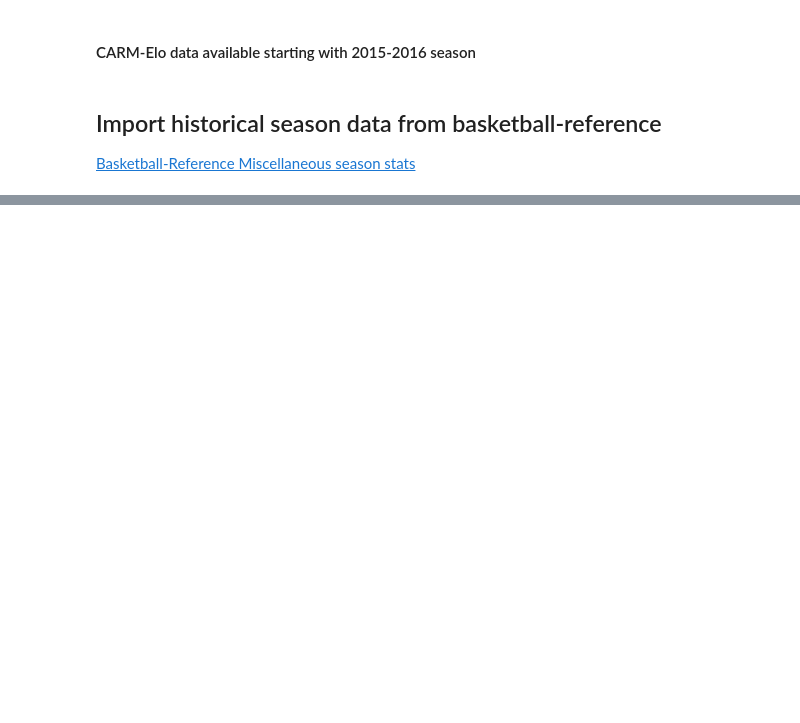
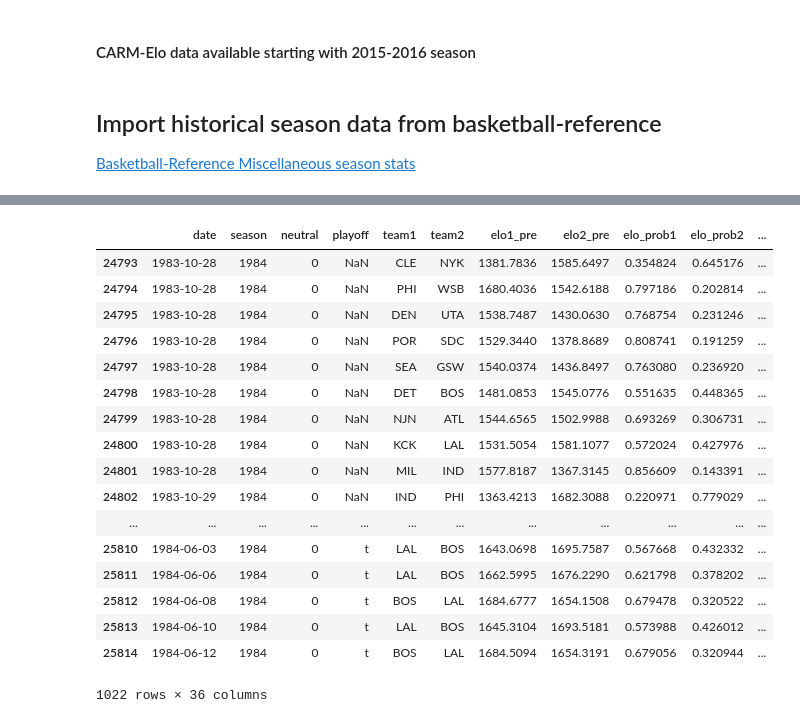
Before and after one commit to JKasakyan/nba-win-prob-model, a Jupyter notebook: Src/data_wrangle.ipynb, the cells around one changed output, grey strips where cells are left out. Cells and saved outputs as stored; diff of their text form; code cells hidden in the pictures; blank space fills up the shorter version.

```diff
--- a/Src/data_wrangle.ipynb
+++ b/Src/data_wrangle.ipynb
@@ -139,0 +277,29 @@ df_1951_2018.head()
+# %%
+fns = [
+    '../Data/nba_game_data_1983-10-28_to_1983-10-30.csv',
+    '../Data/nba_game_data_1983-11-1_to_1983-11-30.csv',
+    '../Data/nba_game_data_1983-12-1_to_1983-12-30.csv',
+    '../Data/nba_game_data_1984-1-1_to_1984-1-26.csv',
+    '../Data/nba_game_data_1984-1-27_to_1984-6-12.csv'
+]
+df = pd.concat([pd.read_csv(fn, index_col=0) for fn in fns])
+df
+# %% [output]
+|  | date | season | neutral | playoff | team1 | team2 | elo1_pre | elo2_pre | elo_prob1 | elo_prob2 | ... |
+| 24793 | 1983-10-28 | 1984 | 0 | NaN | CLE | NYK | 1381.7836 | 1585.6497 | 0.354824 | 0.645176 | ... |
+| 24794 | 1983-10-28 | 1984 | 0 | NaN | PHI | WSB | 1680.4036 | 1542.6188 | 0.797186 | 0.202814 | ... |
+| 24795 | 1983-10-28 | 1984 | 0 | NaN | DEN | UTA | 1538.7487 | 1430.0630 | 0.768754 | 0.231246 | ... |
+| 24796 | 1983-10-28 | 1984 | 0 | NaN | POR | SDC | 1529.3440 | 1378.8689 | 0.808741 | 0.191259 | ... |
+| 24797 | 1983-10-28 | 1984 | 0 | NaN | SEA | GSW | 1540.0374 | 1436.8497 | 0.763080 | 0.236920 | ... |
+| 24798 | 1983-10-28 | 1984 | 0 | NaN | DET | BOS | 1481.0853 | 1545.0776 | 0.551635 | 0.448365 | ... |
+| 24799 | 1983-10-28 | 1984 | 0 | NaN | NJN | ATL | 1544.6565 | 1502.9988 | 0.693269 | 0.306731 | ... |
+| 24800 | 1983-10-28 | 1984 | 0 | NaN | KCK | LAL | 1531.5054 | 1581.1077 | 0.572024 | 0.427976 | ... |
+| 24801 | 1983-10-28 | 1984 | 0 | NaN | MIL | IND | 1577.8187 | 1367.3145 | 0.856609 | 0.143391 | ... |
+| 24802 | 1983-10-29 | 1984 | 0 | NaN | IND | PHI | 1363.4213 | 1682.3088 | 0.220971 | 0.779029 | ... |
+| ... | ... | ... | ... | ... | ... | ... | ... | ... | ... | ... | ... |
+| 25810 | 1984-06-03 | 1984 | 0 | t | LAL | BOS | 1643.0698 | 1695.7587 | 0.567668 | 0.432332 | ... |
+| 25811 | 1984-06-06 | 1984 | 0 | t | LAL | BOS | 1662.5995 | 1676.2290 | 0.621798 | 0.378202 | ... |
+| 25812 | 1984-06-08 | 1984 | 0 | t | BOS | LAL | 1684.6777 | 1654.1508 | 0.679478 | 0.320522 | ... |
+| 25813 | 1984-06-10 | 1984 | 0 | t | LAL | BOS | 1645.3104 | 1693.5181 | 0.573988 | 0.426012 | ... |
+| 25814 | 1984-06-12 | 1984 | 0 | t | BOS | LAL | 1684.5094 | 1654.3191 | 0.679056 | 0.320944 | ... |
+1022 rows × 36 columns
```
Also changed, not shown: parts of 17 cells of this notebook.
